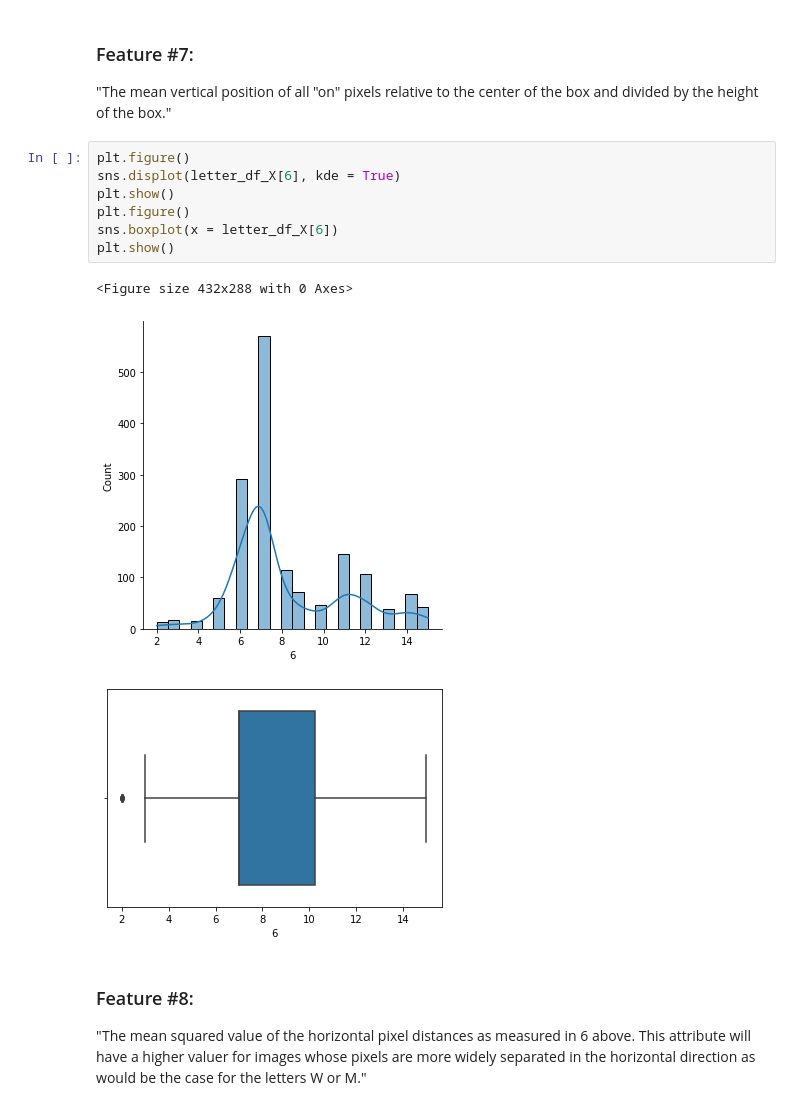
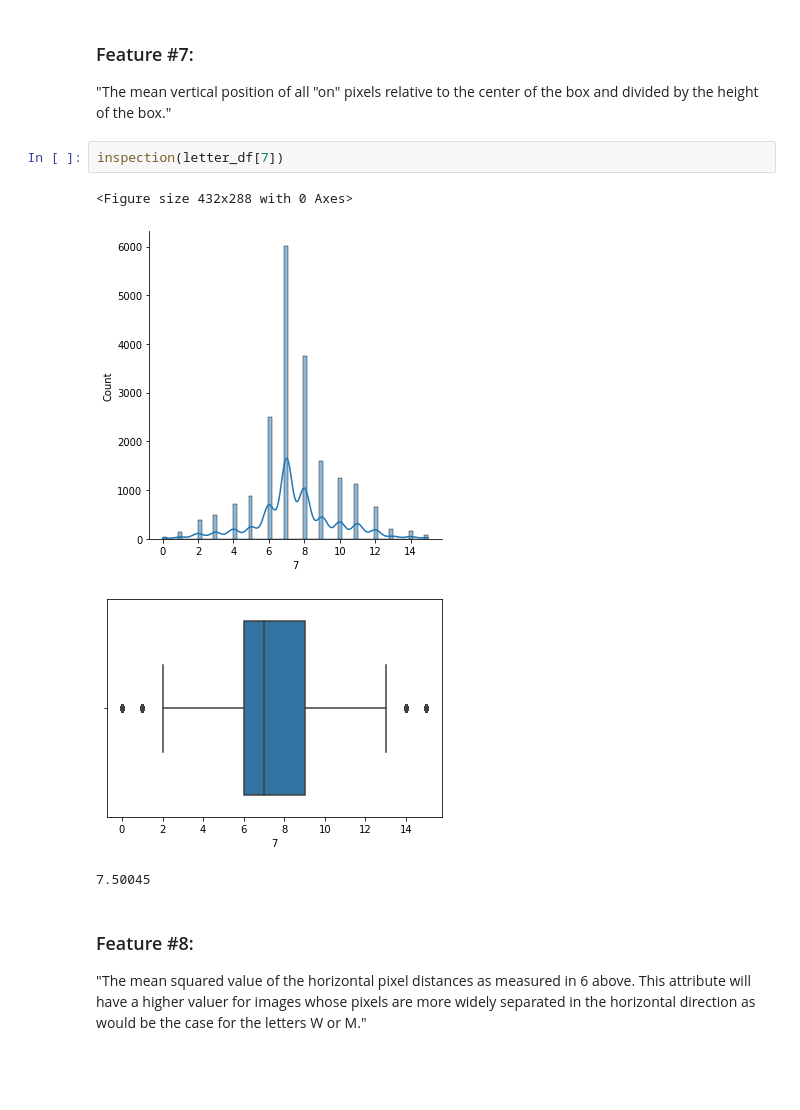
Before and after one commit to mmlein/KDDM2, a Jupyter notebook: Letter_inspection.ipynb, the cells around one changed output. Saved outputs shown, nothing was run; the diff lists cells and outputs as text; blank space fills up the shorter version.

```diff
--- a/Letter_inspection.ipynb
+++ b/Letter_inspection.ipynb
@@ -60,17 +100,13 @@ plt.show()
 # %% [markdown]
 ### Feature #7:
 "The mean vertical position of all "on" pixels relative to the center of the box and divided by the height of the box."
-# %%
-plt.figure()
-sns.displot(letter_df_X[6], kde = True)
-plt.show()
-plt.figure()
-sns.boxplot(x = letter_df_X[6])
-plt.show()
-# %% [output]
-<Figure size 432x288 with 0 Axes>
-[figure, removed]
-[figure, removed]
+# %%
+inspection(letter_df[7])
+# %% [output]
+<Figure size 432x288 with 0 Axes>
+[figure, added]
+[figure, added]
+7.50045
 # %% [markdown]
 ### Feature #8:
 "The mean squared value of the horizontal pixel distances as measured in 6 above. This attribute will have a higher valuer for images whose pixels are more widely separated in the horizontal direction as would be the case for the letters W or M."
```
Also changed, not shown: parts of 19 cells of this notebook.
